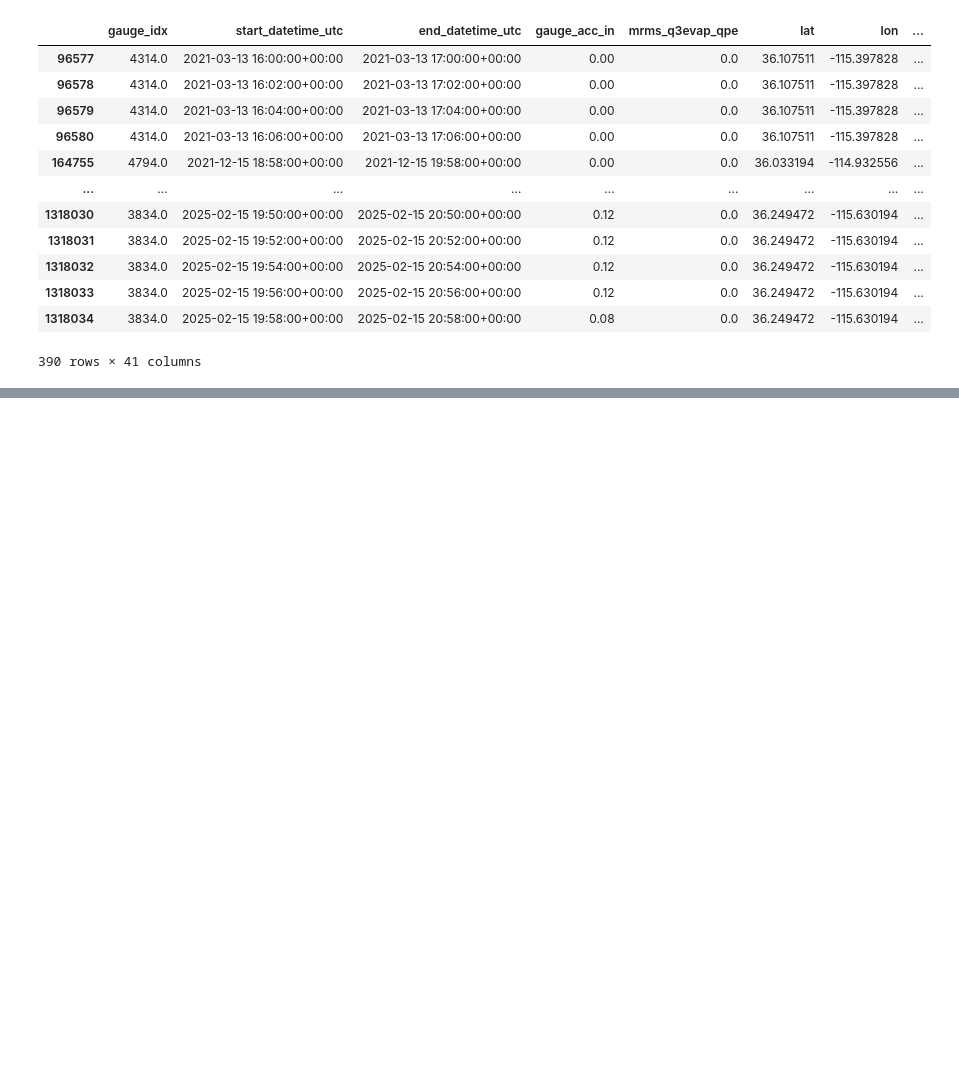
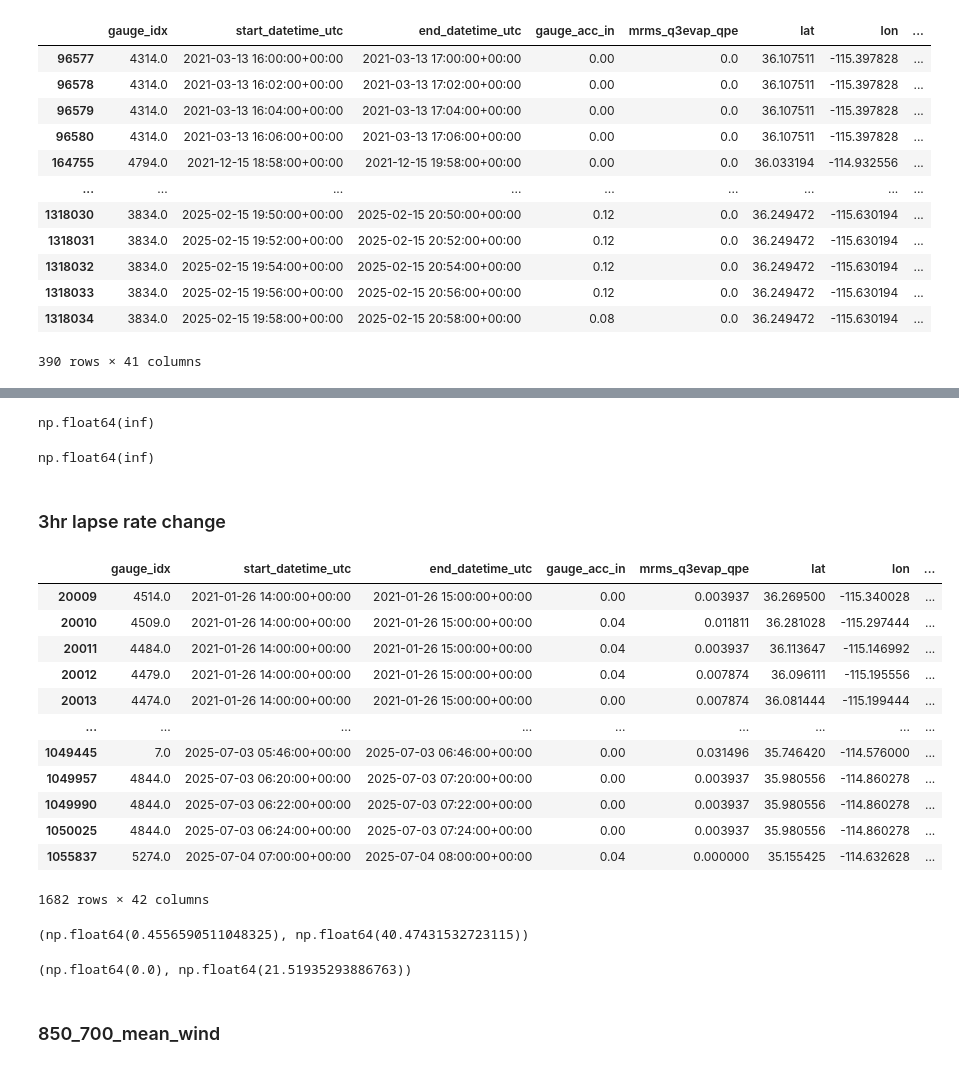
Before and after one commit to leharris3/piml-qpe, a Jupyter notebook: env_var_test.ipynb, the cells around one changed output, grey strips where cells are left out. Saved outputs shown, nothing was run; the diff lists cells and outputs as text; code cells hidden in the pictures; blank space fills up the shorter version.

```diff
--- a/env_var_test.ipynb
+++ b/env_var_test.ipynb
@@ -340,0 +399,9 @@ df.to_csv("2021-01-01_2025-07-25_hrrr_env_final_v4", index=False)
+# %%
+arr = (df['850mb_TMP'] - df['700mb_TMP']) / ((df['700mb_HGT'] - df['850mb_HGT']) / 1000)
+arr.max()
+# %% [output]
+np.float64(inf)
+# %%
+df["low_level_lapse_rate"].max()
+# %% [output]
+np.float64(inf)
@@ -340,0 +410,21 @@ df.to_csv("2021-01-01_2025-07-25_hrrr_env_final_v4", index=False)
+# %% [markdown]
+### 3hr lapse rate change
+# %%
+import pandas as pd
+df = pd.read_csv("data/2021-01-01_2025-07-25_hrrr_env_final_v6.csv")
+# %%
+df[df["3hr_lapse_rate_change"] > 1000]
+# %% [output]
+|  | gauge_idx | start_datetime_utc | end_datetime_utc | gauge_acc_in | mrms_q3evap_qpe | lat | lon | ... |
+| 20009 | 4514.0 | 2021-01-26 14:00:00+00:00 | 2021-01-26 15:00:00+00:00 | 0.00 | 0.003937 | 36.269500 | -115.340028 | ... |
+| 20010 | 4509.0 | 2021-01-26 14:00:00+00:00 | 2021-01-26 15:00:00+00:00 | 0.04 | 0.011811 | 36.281028 | -115.297444 | ... |
+| 20011 | 4484.0 | 2021-01-26 14:00:00+00:00 | 2021-01-26 15:00:00+00:00 | 0.04 | 0.003937 | 36.113647 | -115.146992 | ... |
+| 20012 | 4479.0 | 2021-01-26 14:00:00+00:00 | 2021-01-26 15:00:00+00:00 | 0.04 | 0.007874 | 36.096111 | -115.195556 | ... |
+| 20013 | 4474.0 | 2021-01-26 14:00:00+00:00 | 2021-01-26 15:00:00+00:00 | 0.00 | 0.007874 | 36.081444 | -115.199444 | ... |
+| ... | ... | ... | ... | ... | ... | ... | ... | ... |
+| 1049445 | 7.0 | 2025-07-03 05:46:00+00:00 | 2025-07-03 06:46:00+00:00 | 0.00 | 0.031496 | 35.746420 | -114.576000 | ... |
+| 1049957 | 4844.0 | 2025-07-03 06:20:00+00:00 | 2025-07-03 07:20:00+00:00 | 0.00 | 0.003937 | 35.980556 | -114.860278 | ... |
+| 1049990 | 4844.0 | 2025-07-03 06:22:00+00:00 | 2025-07-03 07:22:00+00:00 | 0.00 | 0.003937 | 35.980556 | -114.860278 | ... |
+| 1050025 | 4844.0 | 2025-07-03 06:24:00+00:00 | 2025-07-03 07:24:00+00:00 | 0.00 | 0.003937 | 35.980556 | -114.860278 | ... |
+| 1055837 | 5274.0 | 2025-07-04 07:00:00+00:00 | 2025-07-04 08:00:00+00:00 | 0.04 | 0.000000 | 35.155425 | -114.632628 | ... |
+1682 rows × 42 columns
@@ -340,0 +444,10 @@ df.to_csv("2021-01-01_2025-07-25_hrrr_env_final_v4", index=False)
+# %%
+df["sfc_700_pw"].min(), df["sfc_700_pw"].max()
+# %% [output]
+(np.float64(0.4556590511048325), np.float64(40.47431532723115))
+# %%
+df["sfc_850_pw"].min(), df["sfc_850_pw"].max()
+# %% [output]
+(np.float64(0.0), np.float64(21.51935293886763))
+# %% [markdown]
+### 850_700_mean_wind
```
Also changed, not shown: parts of 26 cells of this notebook, 2 other files.
